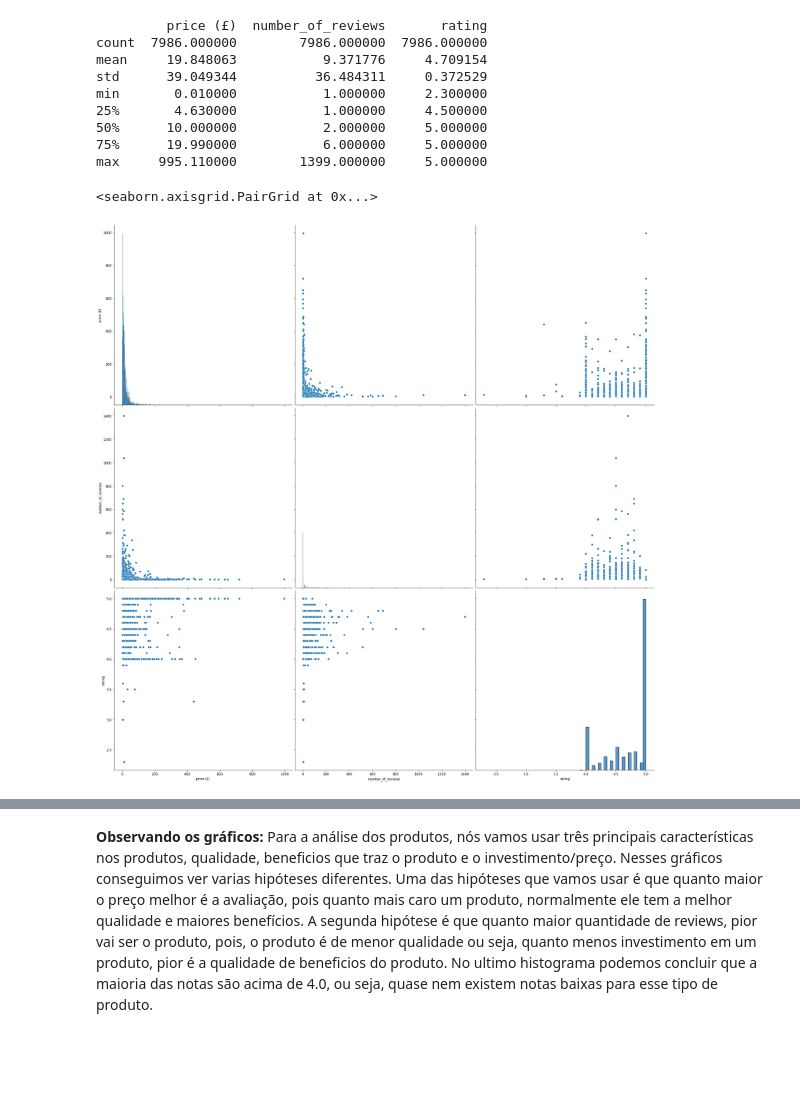
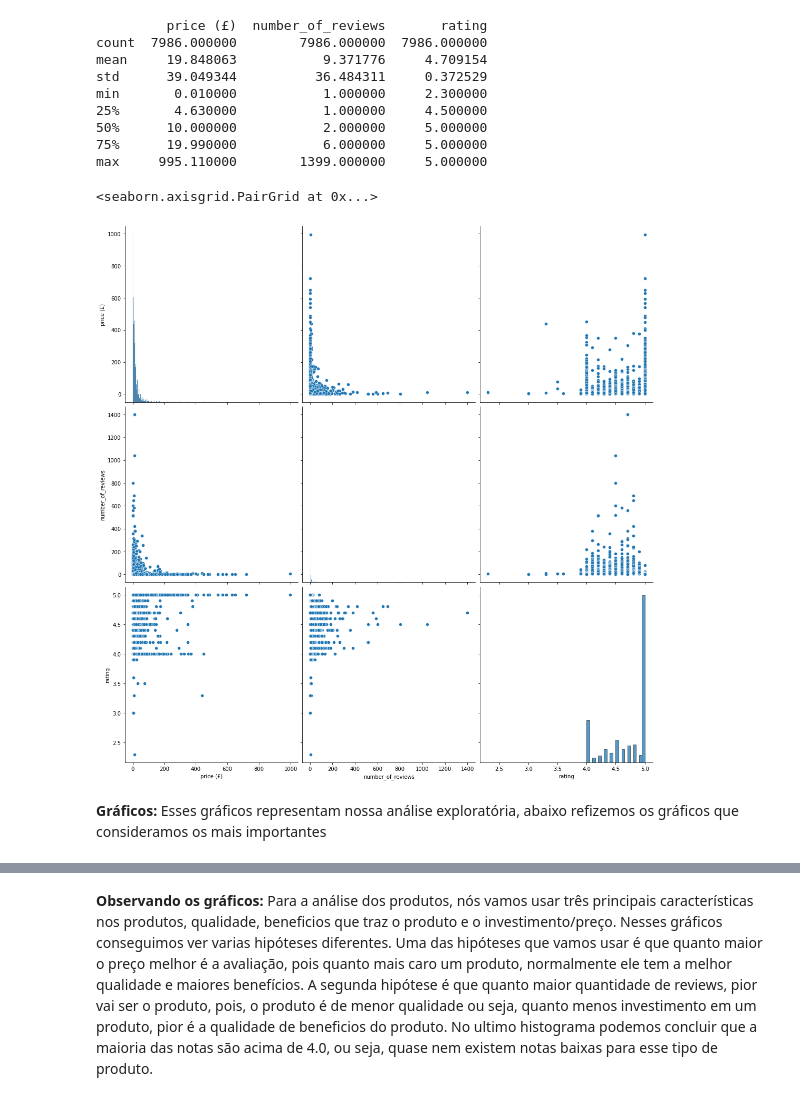
Before and after one commit to betomansur/projeto-2, a Jupyter notebook: Principal.ipynb, the cells around one changed output, grey strips where cells are left out. Cells and saved outputs as stored; diff of their text form; code cells hidden in the pictures; blank space fills up the shorter version.

```diff
--- a/Principal.ipynb
+++ b/Principal.ipynb
@@ -54,10 +54,12 @@ min       0.010000           1.000000     2.300000
 75%      19.990000           6.000000     5.000000
 max     995.110000        1399.000000     5.000000
 # %%
-sns.pairplot(dados,height = 8)
+sns.pairplot(dados,height = 5)
 # %% [output]
 <seaborn.axisgrid.PairGrid at 0x...>
-[figure, old version]
+[figure, new version]
+# %% [markdown]
+**Gráficos:** Esses gráficos representam nossa análise exploratória, abaixo refizemos os gráficos que consideramos os mais importantes
 # %%
 
 plt.figure(figsize = (8,6))
```
Also changed, not shown: parts of 6 cells of this notebook.
